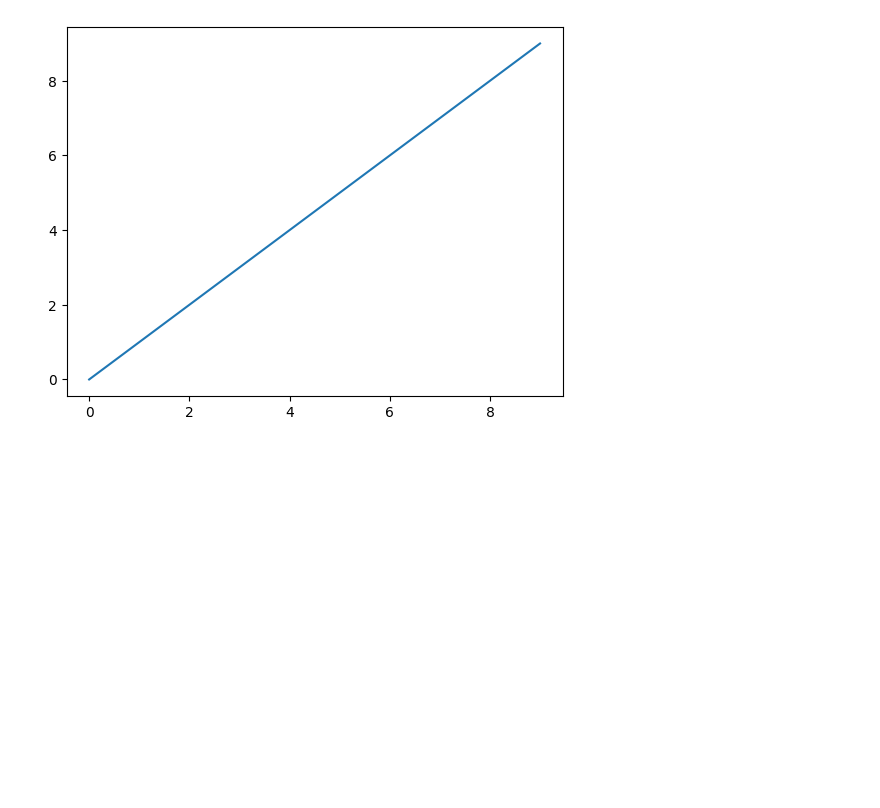
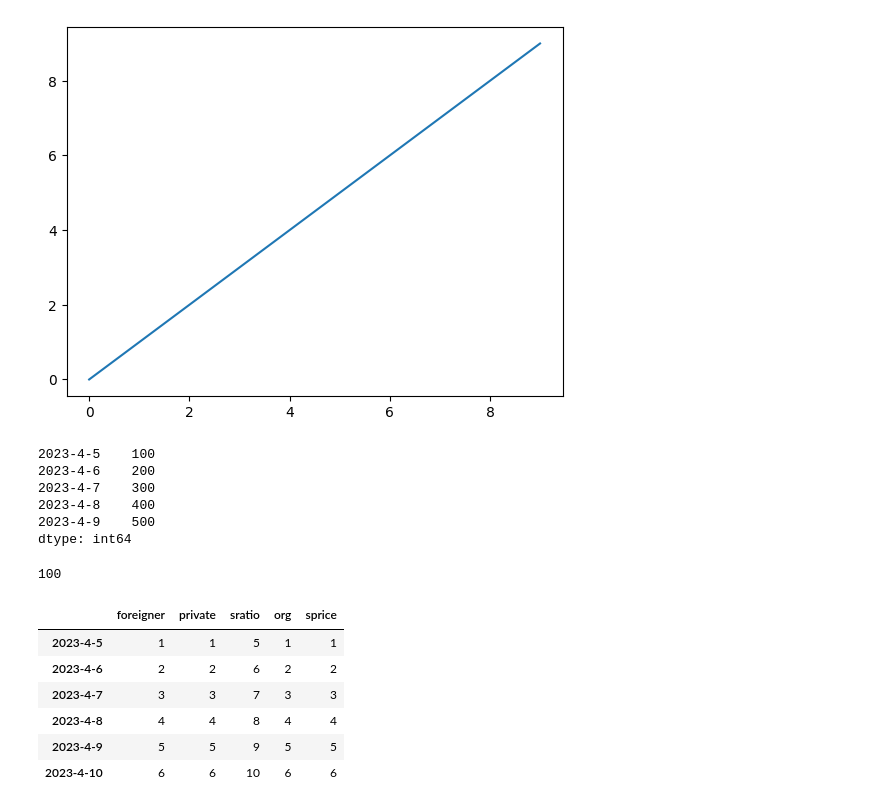
Before and after one commit to j2h0128/python0128, a Jupyter notebook: data_analy.ipynb, the cells around one changed output. Cells and saved outputs as stored; diff of their text form; code cells hidden in the pictures; blank space fills up the shorter version.

```diff
--- a/data_analy.ipynb
+++ b/data_analy.ipynb
@@ -10,3 +10,42 @@ Using matplotlib backend: <object object at 0x...>
 Populating the interactive namespace from numpy and matplotlib
 [<matplotlib.lines.Line2D at 0x...>]
 [figure]
+# %%
+#2가지 선언 중 하나
+from pandas import Series, DataFrame
+import pandas as pd
+
+myCamps=Series([100,200,300,400,500],
+    index=["2023-4-5","2023-4-6","2023-4-7","2023-4-8","2023-4-9"])
+myCamps
+# %% [output]
+2023-4-5    100
+2023-4-6    200
+2023-4-7    300
+2023-4-8    400
+2023-4-9    500
+dtype: int64
+# %%
+myCamps["2023-4-5"]
+# %% [output]
+100
+# %%
+#DataFrame 생성
+data={"foreigner":[1,2,3,4,5,6],
+    "sratio":[5,6,7,8,9,10],
+    "org":[1,2,3,4,5,6],
+    "private":[1,2,3,4,5,6],
+    "sprice":[1,2,3,4,5,6]
+    }
+
+frame2=DataFrame(data, columns=["foreigner","private","sratio","org","sprice"],
+index=["2023-4-5","2023-4-6","2023-4-7","2023-4-8","2023-4-9","2023-4-10"])
+frame2
+# %% [output]
+|  | foreigner | private | sratio | org | sprice |
+| 2023-4-5 | 1 | 1 | 5 | 1 | 1 |
+| 2023-4-6 | 2 | 2 | 6 | 2 | 2 |
+| 2023-4-7 | 3 | 3 | 7 | 3 | 3 |
+| 2023-4-8 | 4 | 4 | 8 | 4 | 4 |
+| 2023-4-9 | 5 | 5 | 9 | 5 | 5 |
+| 2023-4-10 | 6 | 6 | 10 | 6 | 6 |
```
Also changed, not shown: parts of 8 cells of this notebook, 9 other files.
